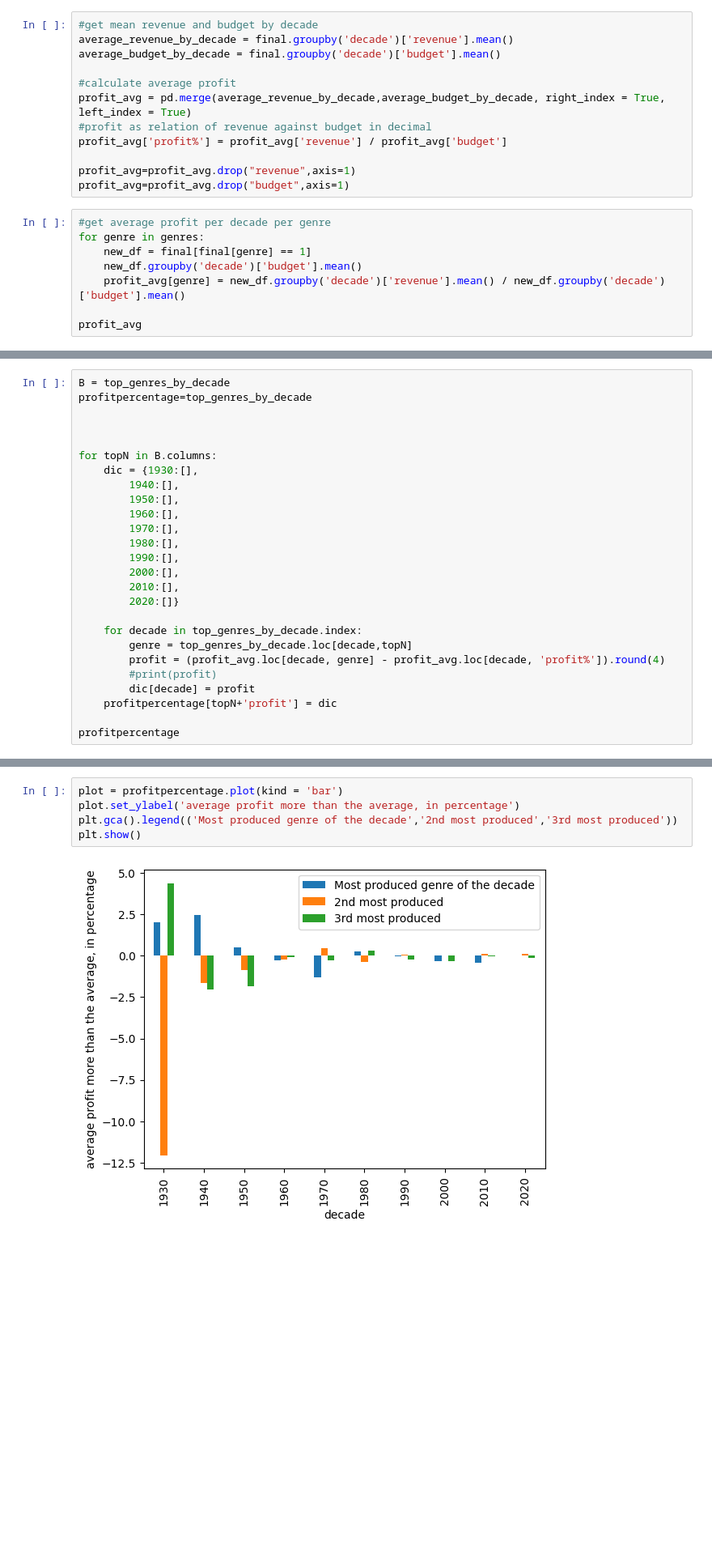
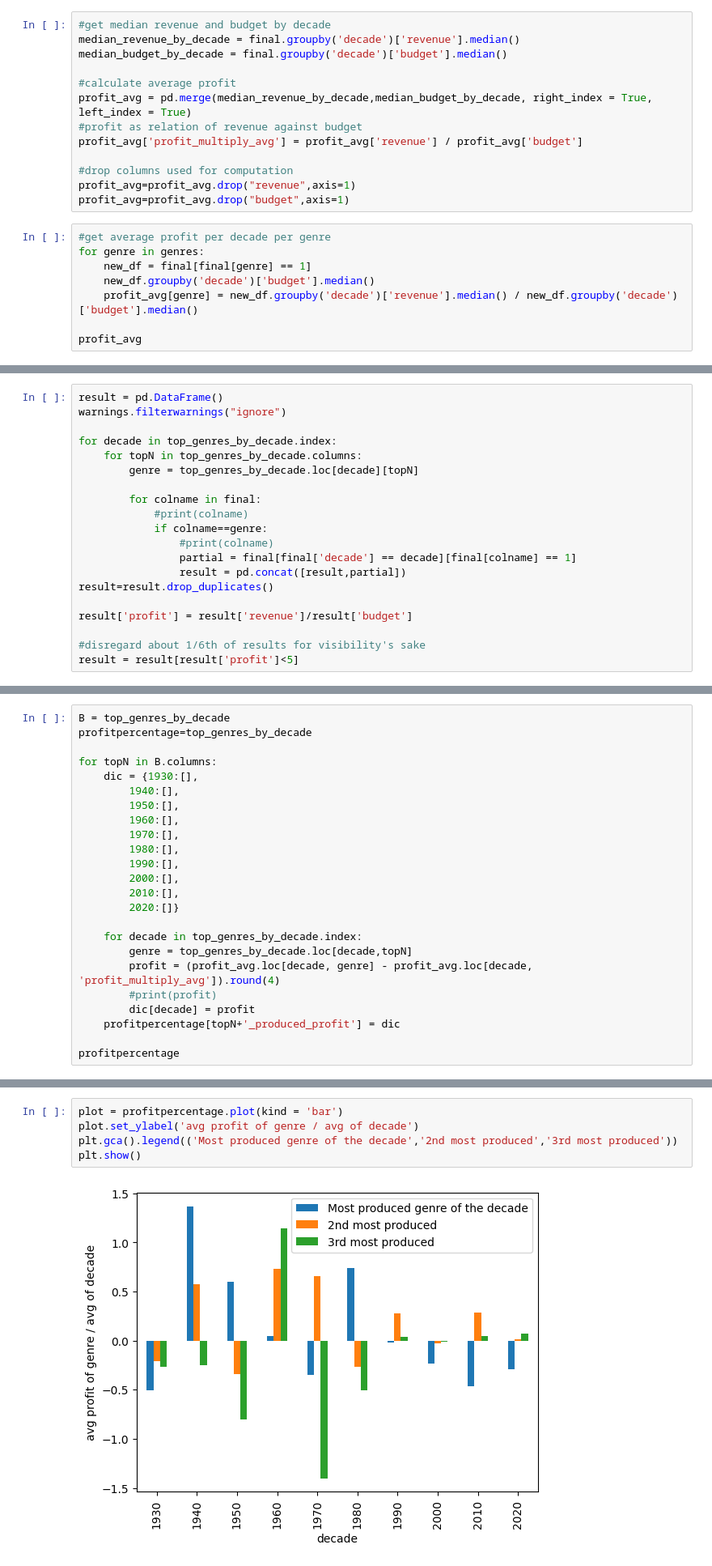
Before and after one commit to laurileppik/DS-Project, a Jupyter notebook: Popularity_Through_Years.ipynb, the cells around one changed output, grey strips where cells are left out. Shown at 81% size. Drawn from its saved outputs; the diff is of its cells as text; blank space fills up the shorter version.

```diff
--- a/Popularity_Through_Years.ipynb
+++ b/Popularity_Through_Years.ipynb
@@ -142,21 +204,22 @@ top_genres_by_decade
 # %%
-#get mean revenue and budget by decade
-average_revenue_by_decade = final.groupby('decade')['revenue'].mean()
-average_budget_by_decade = final.groupby('decade')['budget'].mean()
+#get median revenue and budget by decade
+median_revenue_by_decade = final.groupby('decade')['revenue'].median()
+median_budget_by_decade = final.groupby('decade')['budget'].median()
 
 #calculate average profit
-profit_avg = pd.merge(average_revenue_by_decade,average_budget_by_decade, right_index = True, left_index = True)
-#profit as relation of revenue against budget in decimal
-profit_avg['profit%'] = profit_avg['revenue'] / profit_avg['budget']
+profit_avg = pd.merge(median_revenue_by_decade,median_budget_by_decade, right_index = True, left_index = True)
+#profit as relation of revenue against budget
+profit_avg['profit_multiply_avg'] = profit_avg['revenue'] / profit_avg['budget']
 
+#drop columns used for computation
 profit_avg=profit_avg.drop("revenue",axis=1)
 profit_avg=profit_avg.drop("budget",axis=1)
 # %%
 #get average profit per decade per genre
 for genre in genres:
     new_df = final[final[genre] == 1]
-    new_df.groupby('decade')['budget'].mean()
-    profit_avg[genre] = new_df.groupby('decade')['revenue'].mean() / new_df.groupby('decade')['budget'].mean()
+    new_df.groupby('decade')['budget'].median()
+    profit_avg[genre] = new_df.groupby('decade')['revenue'].median() / new_df.groupby('decade')['budget'].median()
 
 profit_avg
 # %% [output]
@@ -192,0 +261,20 @@ top_genres_by_decade
+# %%
+result = pd.DataFrame()
+warnings.filterwarnings("ignore")
+
+for decade in top_genres_by_decade.index:
+    for topN in top_genres_by_decade.columns:
+        genre = top_genres_by_decade.loc[decade][topN]
+
+        for colname in final:
+            #print(colname)
+            if colname==genre:
+                #print(colname)
+                partial = final[final['decade'] == decade][final[colname] == 1]
+                result = pd.concat([result,partial])
+result=result.drop_duplicates()
+
+result['profit'] = result['revenue']/result['budget']
+
+#disregard about 1/6th of results for visibility's sake
+result = result[result['profit']<5]
@@ -193,8 +286,6 @@ top_genres_by_decade
 # %%
 B = top_genres_by_decade
 profitpercentage=top_genres_by_decade
-
-
 
 for topN in B.columns:
     dic = {1930:[],
@@ -210,10 +301,10 @@ for topN in B.columns:
 
     for decade in top_genres_by_decade.index:
         genre = top_genres_by_decade.loc[decade,topN]
-        profit = (profit_avg.loc[decade, genre] - profit_avg.loc[decade, 'profit%']).round(4)
+        profit = (profit_avg.loc[decade, genre] - profit_avg.loc[decade, 'profit_multiply_avg']).round(4)
         #print(profit)
         dic[decade] = profit
-    profitpercentage[topN+'profit'] = dic
+    profitpercentage[topN+'_produced_profit'] = dic
 
 profitpercentage
 # %% [output]
@@ -232,7 +325,7 @@ profitpercentage
 # %%
 plot = profitpercentage.plot(kind = 'bar')
-plot.set_ylabel('average profit more than the average, in percentage')
+plot.set_ylabel('avg profit of genre / avg of decade')
 plt.gca().legend(('Most produced genre of the decade','2nd most produced','3rd most produced'))
 plt.show()
 # %% [output]
-[figure, old version]
+[figure, new version]
```
Also changed, not shown: parts of 30 cells of this notebook.
